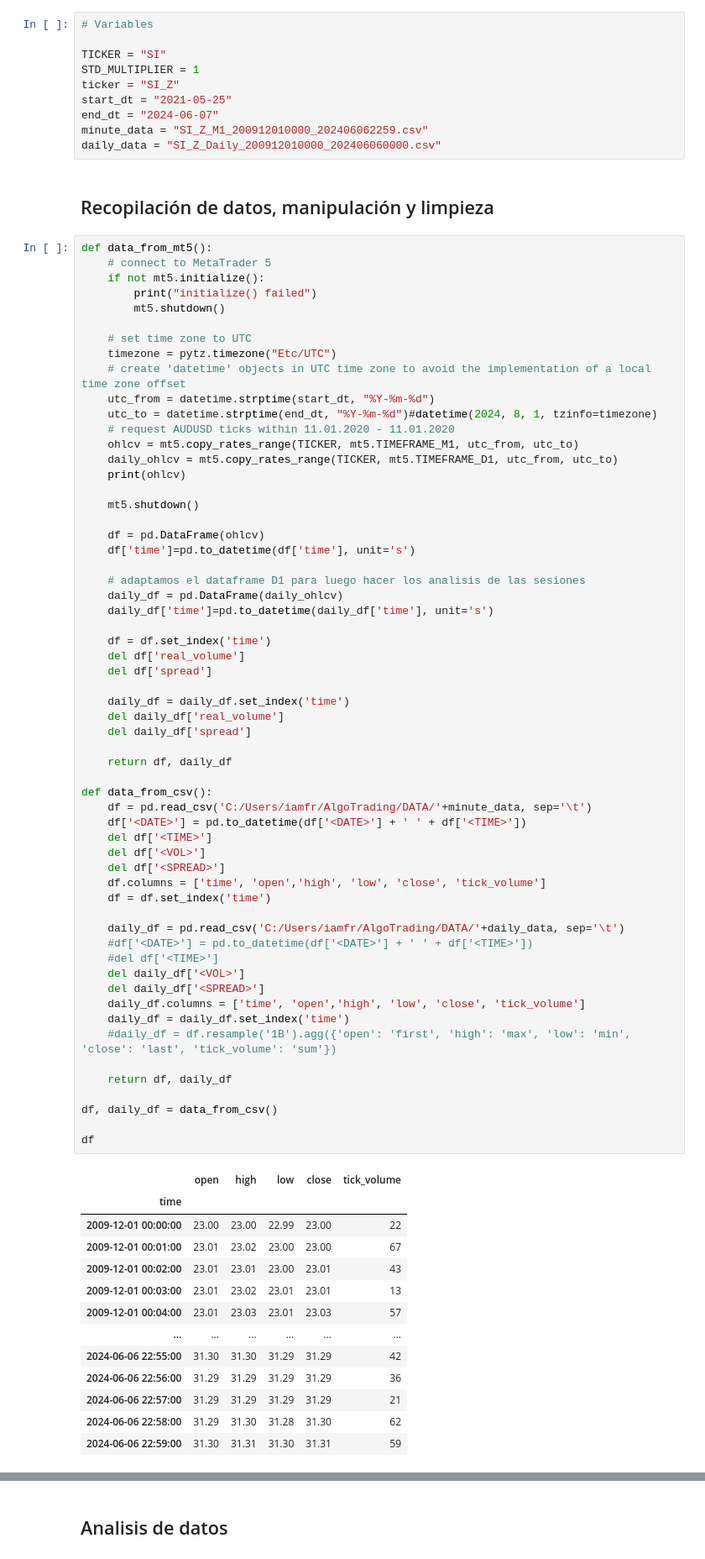
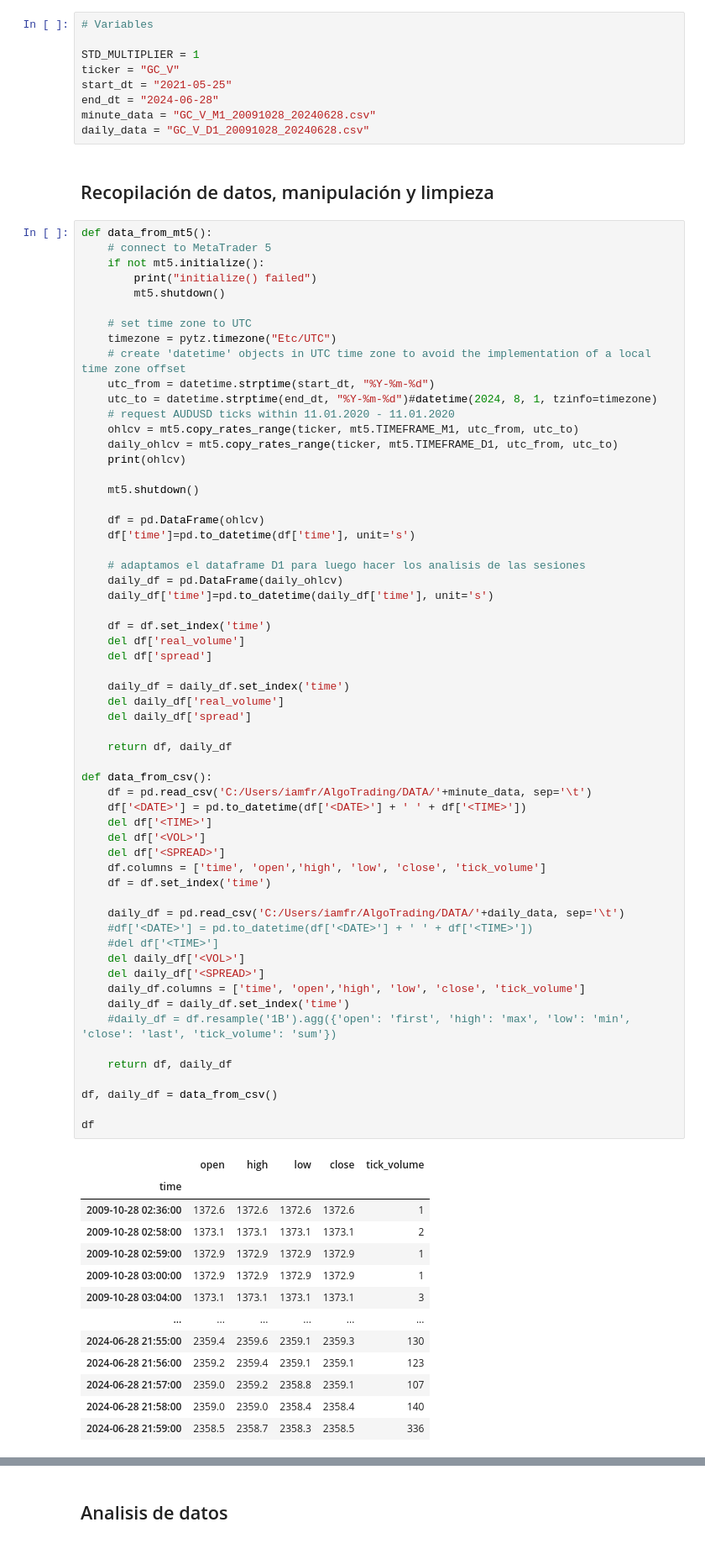
Before and after one commit to FandF-ta/EAs, a Jupyter notebook: H_22082024.ipynb, the cells around one changed output, grey strips where cells are left out. Shown at 84% size. Saved outputs shown, nothing was run; the diff lists cells and outputs as text.

Commit message:
Data analisis s5

```diff
--- a/H_22082024.ipynb
+++ b/H_22082024.ipynb
@@ -14,13 +14,12 @@ import plotly.graph_objects as go
 # %%
 # Variables
 
-TICKER = "SI"
 STD_MULTIPLIER = 1
-ticker = "SI_Z"
+ticker = "GC_V"
 start_dt = "2021-05-25"
-end_dt = "2024-06-07"
-minute_data = "SI_Z_M1_200912010000_202406062259.csv"
-daily_data = "SI_Z_Daily_200912010000_202406060000.csv"
+end_dt = "2024-06-28"
+minute_data = "GC_V_M1_20091028_20240628.csv"
+daily_data = "GC_V_D1_20091028_20240628.csv"
 # %% [markdown]
 ## Recopilación de datos, manipulación y limpieza
 # %%
@@ -36,8 +35,8 @@ def data_from_mt5():
     utc_from = datetime.strptime(start_dt, "%Y-%m-%d")
     utc_to = datetime.strptime(end_dt, "%Y-%m-%d")#datetime(2024, 8, 1, tzinfo=timezone)
     # request AUDUSD ticks within 11.01.2020 - 11.01.2020
-    ohlcv = mt5.copy_rates_range(TICKER, mt5.TIMEFRAME_M1, utc_from, utc_to)
-    daily_ohlcv = mt5.copy_rates_range(TICKER, mt5.TIMEFRAME_D1, utc_from, utc_to)
+    ohlcv = mt5.copy_rates_range(ticker, mt5.TIMEFRAME_M1, utc_from, utc_to)
+    daily_ohlcv = mt5.copy_rates_range(ticker, mt5.TIMEFRAME_D1, utc_from, utc_to)
     print(ohlcv)
 
     mt5.shutdown()
@@ -58,41 +57,41 @@ def data_from_mt5():
     del daily_df['spread']
 
     return df, daily_df
 
 def data_from_csv():
     df = pd.read_csv('C:/Users/iamfr/AlgoTrading/DATA/'+minute_data, sep='\t')
     df['<DATE>'] = pd.to_datetime(df['<DATE>'] + ' ' + df['<TIME>'])
     del df['<TIME>']
     del df['<VOL>']
     del df['<SPREAD>']
     df.columns = ['time', 'open','high', 'low', 'close', 'tick_volume']
     df = df.set_index('time')
 
     daily_df = pd.read_csv('C:/Users/iamfr/AlgoTrading/DATA/'+daily_data, sep='\t')
     #df['<DATE>'] = pd.to_datetime(df['<DATE>'] + ' ' + df['<TIME>'])
     #del df['<TIME>']
     del daily_df['<VOL>']
     del daily_df['<SPREAD>']
     daily_df.columns = ['time', 'open','high', 'low', 'close', 'tick_volume']
     daily_df = daily_df.set_index('time')
     #daily_df = df.resample('1B').agg({'open': 'first', 'high': 'max', 'low': 'min', 'close': 'last', 'tick_volume': 'sum'})
 
     return df, daily_df
 
 df, daily_df = data_from_csv()
 
 df
 # %% [output]
 |  | open | high | low | close | tick_volume |
 | time |  |  |  |  |  |
-| 2009-12-01 00:00:00 | 23.00 | 23.00 | 22.99 | 23.00 | 22 |
-| 2009-12-01 00:01:00 | 23.01 | 23.02 | 23.00 | 23.00 | 67 |
-| 2009-12-01 00:02:00 | 23.01 | 23.01 | 23.00 | 23.01 | 43 |
-| 2009-12-01 00:03:00 | 23.01 | 23.02 | 23.01 | 23.01 | 13 |
-| 2009-12-01 00:04:00 | 23.01 | 23.03 | 23.01 | 23.03 | 57 |
+| 2009-10-28 02:36:00 | 1372.6 | 1372.6 | 1372.6 | 1372.6 | 1 |
+| 2009-10-28 02:58:00 | 1373.1 | 1373.1 | 1373.1 | 1373.1 | 2 |
+| 2009-10-28 02:59:00 | 1372.9 | 1372.9 | 1372.9 | 1372.9 | 1 |
+| 2009-10-28 03:00:00 | 1372.9 | 1372.9 | 1372.9 | 1372.9 | 1 |
+| 2009-10-28 03:04:00 | 1373.1 | 1373.1 | 1373.1 | 1373.1 | 3 |
 | ... | ... | ... | ... | ... | ... |
-| 2024-06-06 22:55:00 | 31.30 | 31.30 | 31.29 | 31.29 | 42 |
-| 2024-06-06 22:56:00 | 31.29 | 31.29 | 31.29 | 31.29 | 36 |
-| 2024-06-06 22:57:00 | 31.29 | 31.29 | 31.29 | 31.29 | 21 |
-| 2024-06-06 22:58:00 | 31.29 | 31.30 | 31.28 | 31.30 | 62 |
-| 2024-06-06 22:59:00 | 31.30 | 31.31 | 31.30 | 31.31 | 59 |
+| 2024-06-28 21:55:00 | 2359.4 | 2359.6 | 2359.1 | 2359.3 | 130 |
+| 2024-06-28 21:56:00 | 2359.2 | 2359.4 | 2359.1 | 2359.1 | 123 |
+| 2024-06-28 21:57:00 | 2359.0 | 2359.2 | 2358.8 | 2359.1 | 107 |
+| 2024-06-28 21:58:00 | 2359.0 | 2359.0 | 2358.4 | 2358.4 | 140 |
+| 2024-06-28 21:59:00 | 2358.5 | 2358.7 | 2358.3 | 2358.5 | 336 |
```
Also changed, not shown: parts of 14 cells of this notebook.
